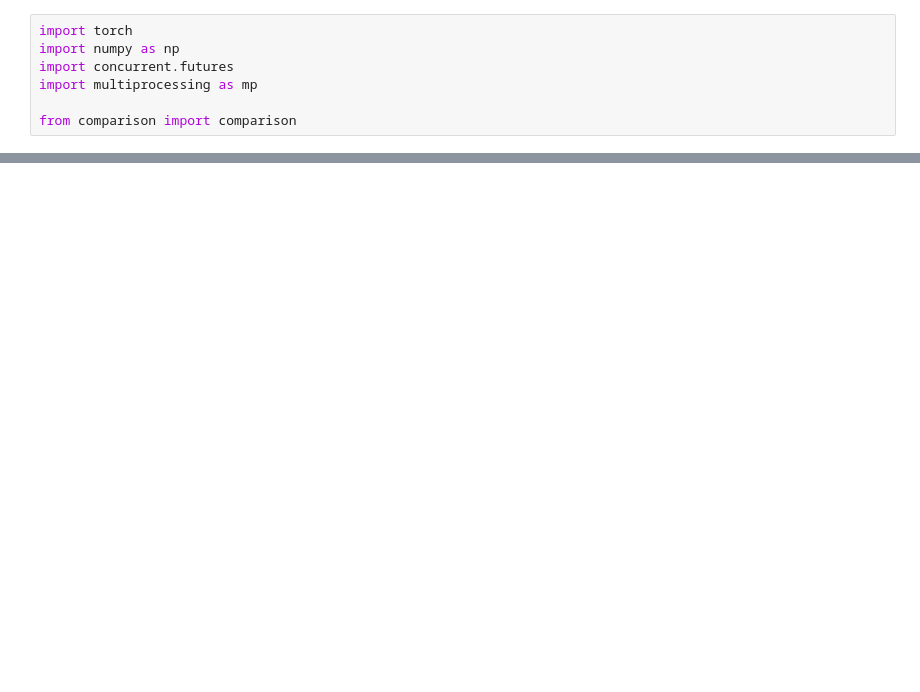
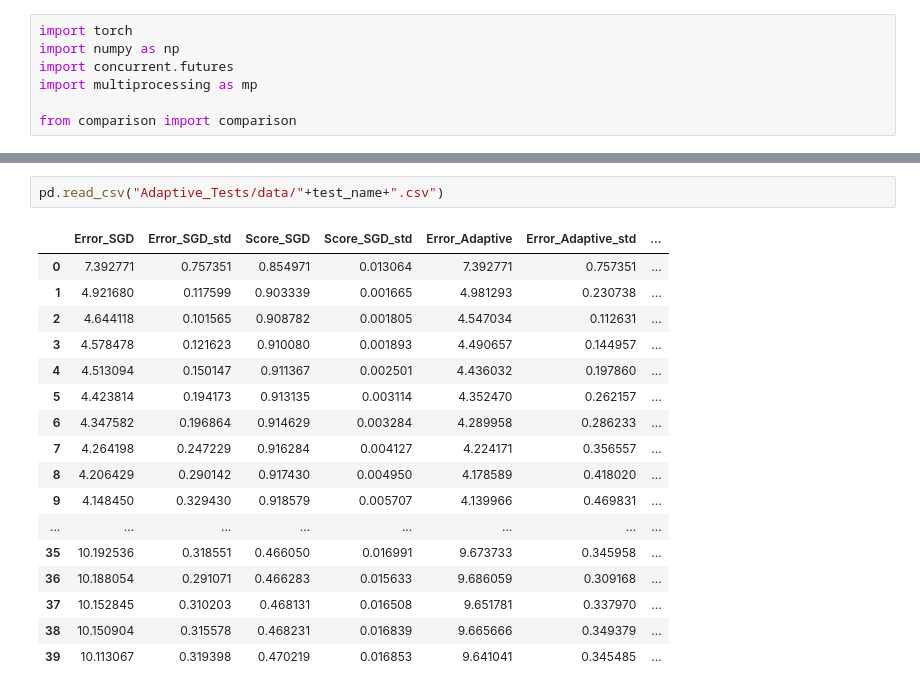
Before and after one commit to alexbergamasco96/NS_FederatedLearning, a Jupyter notebook: Testing.ipynb, the cells around one changed output, grey strips where cells are left out. Saved outputs shown, nothing was run; the diff lists cells and outputs as text; blank space fills up the shorter version.

```diff
--- a/Testing.ipynb
+++ b/Testing.ipynb
@@ -166,0 +185,20 @@ plt.savefig('AdamTests/Test6.svg')
+# %%
+pd.read_csv("Adaptive_Tests/data/"+test_name+".csv")
+# %% [output]
+|  | Error_SGD | Error_SGD_std | Score_SGD | Score_SGD_std | Error_Adaptive | Error_Adaptive_std | ... |
+| 0 | 7.392771 | 0.757351 | 0.854971 | 0.013064 | 7.392771 | 0.757351 | ... |
+| 1 | 4.921680 | 0.117599 | 0.903339 | 0.001665 | 4.981293 | 0.230738 | ... |
+| 2 | 4.644118 | 0.101565 | 0.908782 | 0.001805 | 4.547034 | 0.112631 | ... |
+| 3 | 4.578478 | 0.121623 | 0.910080 | 0.001893 | 4.490657 | 0.144957 | ... |
+| 4 | 4.513094 | 0.150147 | 0.911367 | 0.002501 | 4.436032 | 0.197860 | ... |
+| 5 | 4.423814 | 0.194173 | 0.913135 | 0.003114 | 4.352470 | 0.262157 | ... |
+| 6 | 4.347582 | 0.196864 | 0.914629 | 0.003284 | 4.289958 | 0.286233 | ... |
+| 7 | 4.264198 | 0.247229 | 0.916284 | 0.004127 | 4.224171 | 0.356557 | ... |
+| 8 | 4.206429 | 0.290142 | 0.917430 | 0.004950 | 4.178589 | 0.418020 | ... |
+| 9 | 4.148450 | 0.329430 | 0.918579 | 0.005707 | 4.139966 | 0.469831 | ... |
+| ... | ... | ... | ... | ... | ... | ... | ... |
+| 35 | 10.192536 | 0.318551 | 0.466050 | 0.016991 | 9.673733 | 0.345958 | ... |
+| 36 | 10.188054 | 0.291071 | 0.466283 | 0.015633 | 9.686059 | 0.309168 | ... |
+| 37 | 10.152845 | 0.310203 | 0.468131 | 0.016508 | 9.651781 | 0.337970 | ... |
+| 38 | 10.150904 | 0.315578 | 0.468231 | 0.016839 | 9.665666 | 0.349379 | ... |
+| 39 | 10.113067 | 0.319398 | 0.470219 | 0.016853 | 9.641041 | 0.345485 | ... |
```
Also changed, not shown: parts of 6 cells of this notebook, 28 other files.
